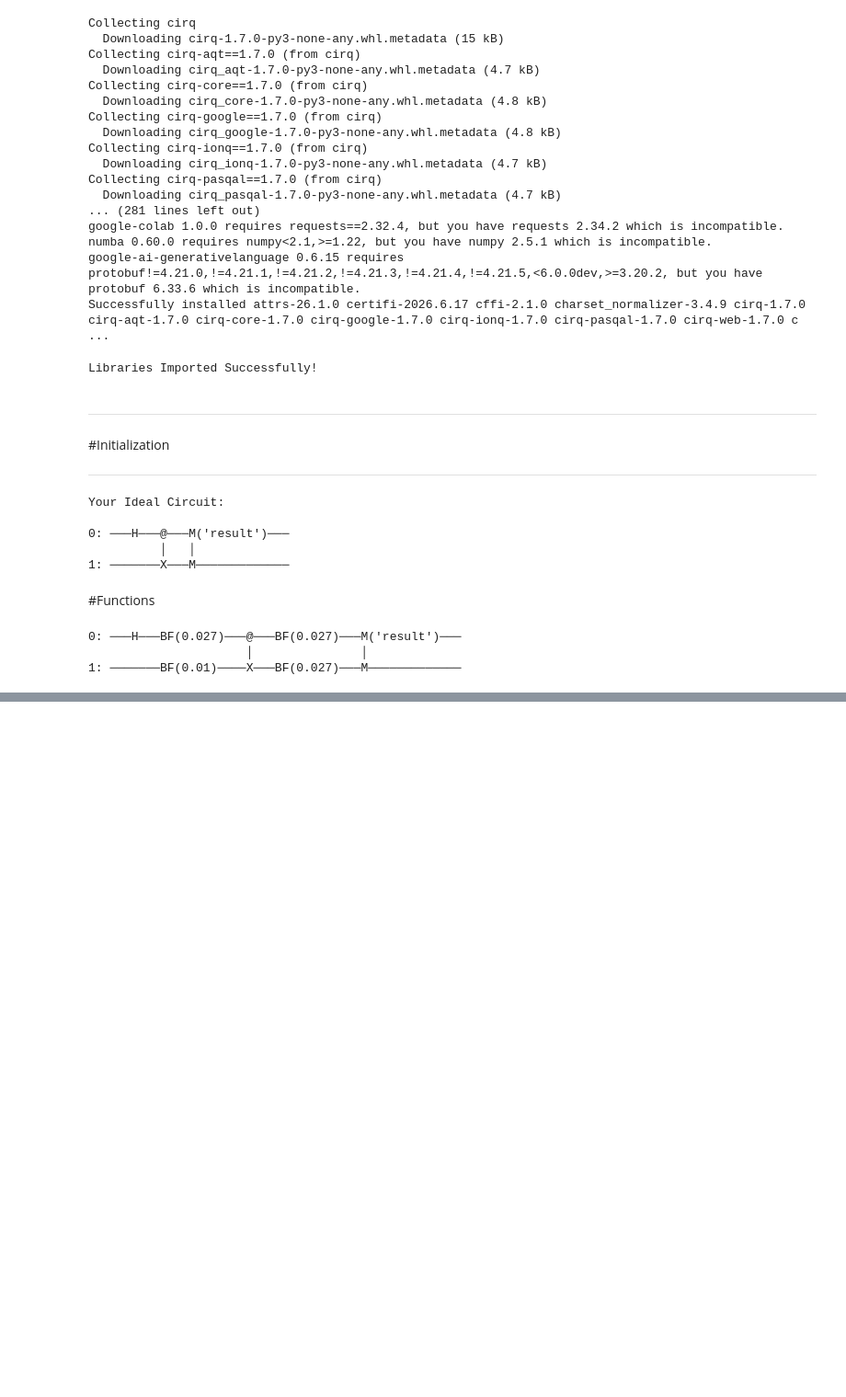
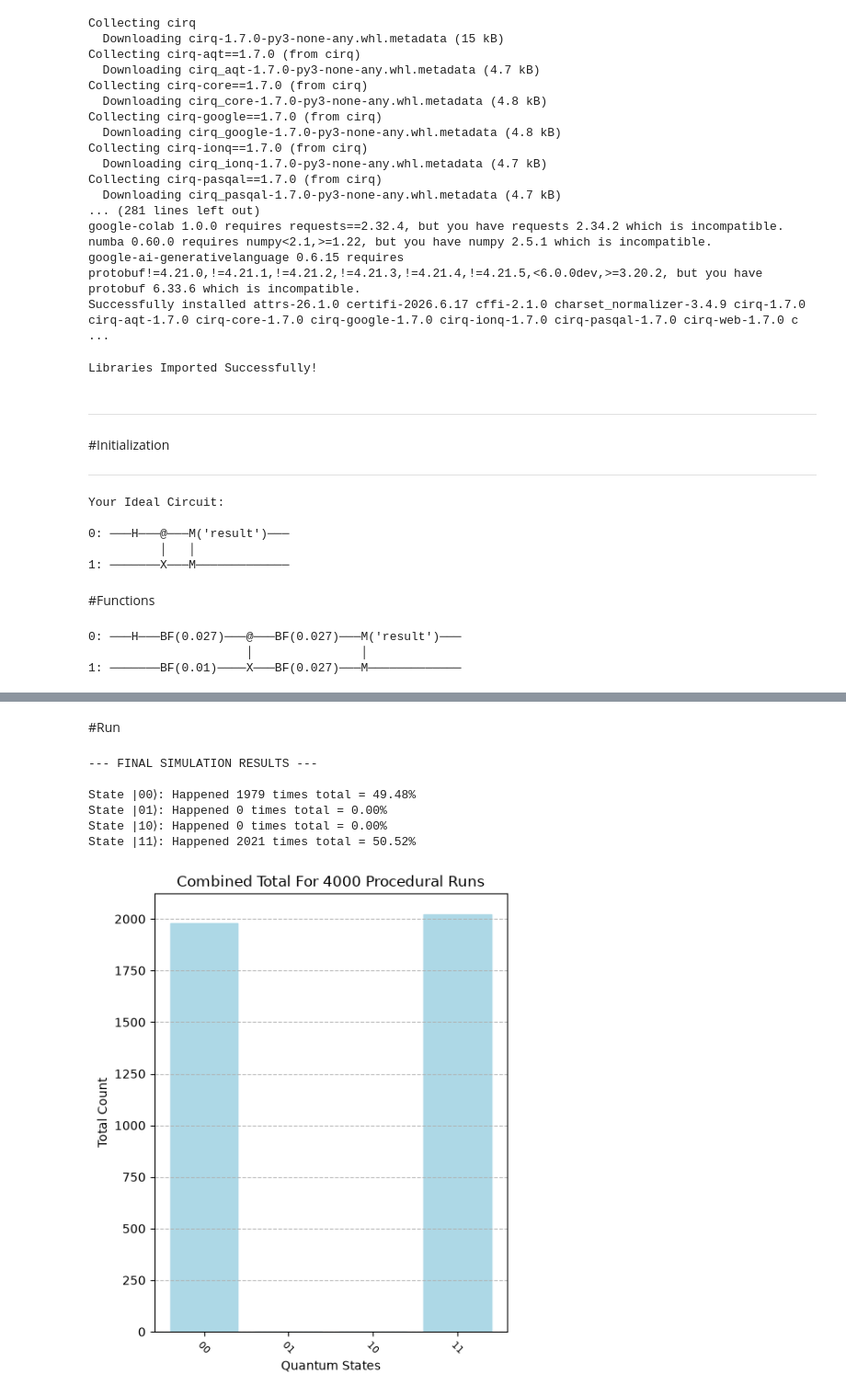
Before and after one commit to kartikeyabekkari/HyperRealisticNisqSimulation, a Jupyter notebook: Hyper_Realistic_NISQ_Simulation.ipynb, the cells around one changed output, grey strips where cells are left out. Shown at 92% size. Drawn from its saved outputs; the diff is of its cells as text; code cells hidden in the pictures; blank space fills up the shorter version.

```diff
--- a/Hyper_Realistic_NISQ_Simulation.ipynb
+++ b/Hyper_Realistic_NISQ_Simulation.ipynb
@@ -158,0 +208,55 @@ AHHHHHH
+# %%
+total_counts = Counter()
+def simulate():
+    sim = cirq.Simulator()
+    result = sim.run(final_circuit)
+    run_count = result.histogram(key='result')
+    total_counts.update(run_count)
+# %%
+#================= Graphing ==================
+def Graph():
+  print("\n--- FINAL SIMULATION RESULTS ---\n")
+
+  total_possible_states = 2**number_of_qubits_in_the_circuit
+  labels = []
+  values = []
+  for outcome in range(total_possible_states):
+      binary_string = format(outcome, f"0{number_of_qubits_in_the_circuit}b")
+      labels.append(binary_string)
+      actual_count = total_counts.get(outcome, 0)
+      values.append(actual_count)
+      print(f"State |{binary_string}⟩: Happened {actual_count} times total = {(float(actual_count/number_of_runs)*100):.2f}%")
+
+  # Final graph
+  plt.figure(figsize=(1+2*number_of_qubits_in_the_circuit, 6))
+  plt.bar(labels, values, color="lightblue", edgecolor="lightblue")
+  plt.title(f"Combined Total For {number_of_runs} Procedural Runs")
+  plt.xlabel("Quantum States")
+  plt.ylabel("Total Count")
+  plt.xticks(rotation=315, fontsize=8)
+  plt.grid(axis="y", linestyle="--", alpha=0.85)
+  plt.tight_layout()
+
+  plt.show()
+# %% [markdown]
+#Run
+# %%
+
+
+error_qubit_stream = []
+noisy_moments = list(inject_errors(base_circuit))
+total_counts.clear()
+for num in range(number_of_runs):
+  inject_errors(base_circuit)
+  find_errors()
+  final_circuit=create_final_circuit(base_circuit, error_qubit_stream, noisy_moments)
+  simulate()
+Graph()
+# %% [output]
+--- FINAL SIMULATION RESULTS ---
+
+State |00⟩: Happened 1979 times total = 49.48%
+State |01⟩: Happened 0 times total = 0.00%
+State |10⟩: Happened 0 times total = 0.00%
+State |11⟩: Happened 2021 times total = 50.52%
+[figure, added]
```
Also changed, not shown: parts of 5 cells of this notebook.
